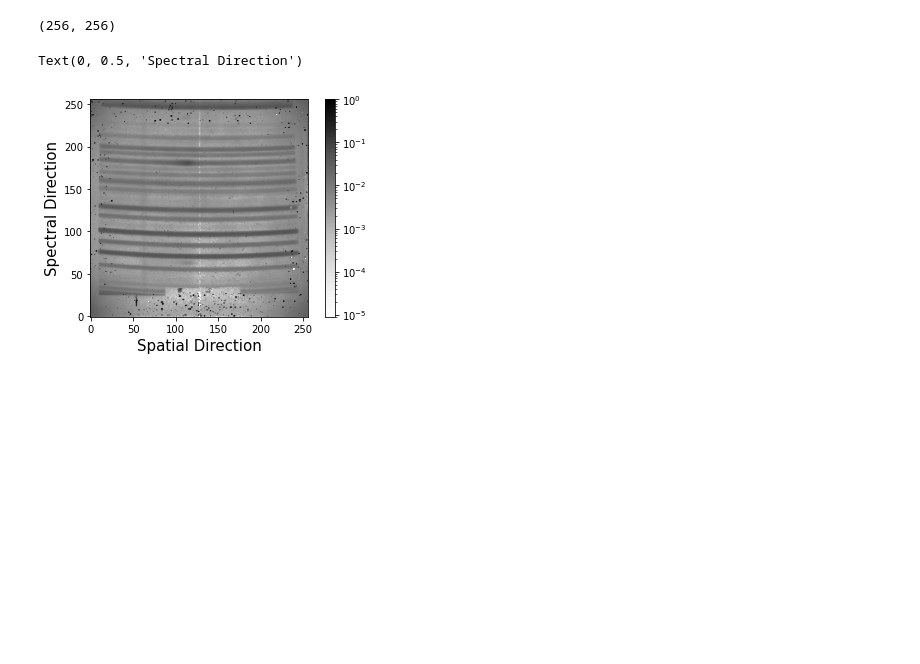
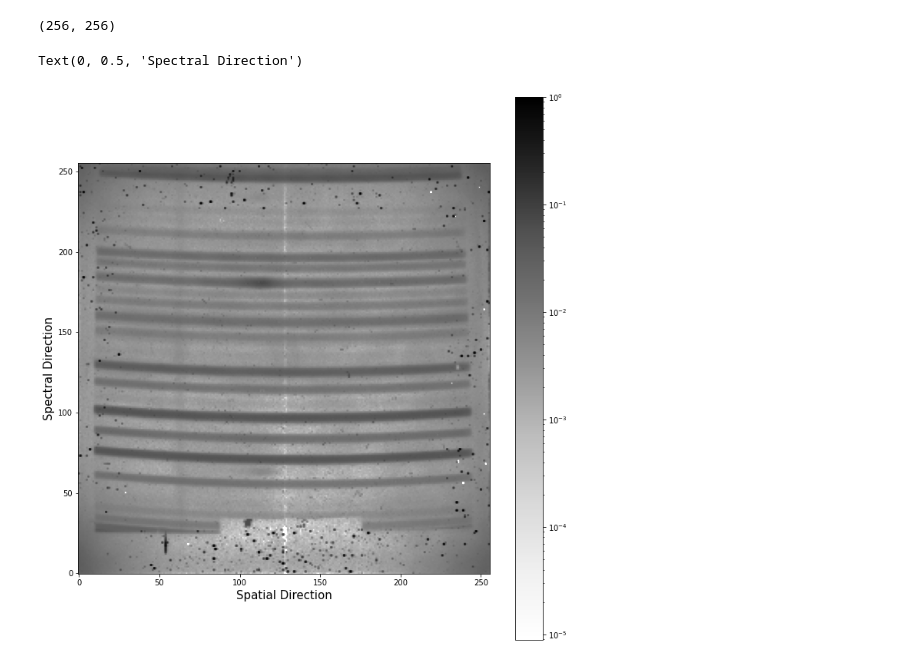
Before and after one commit to afinemax/AST326, a Jupyter notebook: lab02/lab02_analysis_code.ipynb, the cells around one changed output. Drawn from its saved outputs; the diff is of its cells as text; code cells hidden in the pictures; blank space fills up the shorter version.

```diff
--- a/lab02/lab02_analysis_code.ipynb
+++ b/lab02/lab02_analysis_code.ipynb
@@ -130,17 +144,17 @@ np.shape(new_fits)
 # %%
 # plot
 #from astropy.visualization import astropy_mpl_style
 from matplotlib.colors import LogNorm
 #plt.style.use(astropy_mpl_style)
 
-plt.figure()
+plt.figure(figsize=(12,13))
 plt.imshow(new_fits/ np.max(new_fits), cmap= 'Greys',
            norm=LogNorm(), origin="lower") #p/#lasma')#'gray')
 plt.colorbar()
 plt.xlabel('Spatial Direction', fontsize=fs)
 plt.ylabel('Spectral Direction', fontsize=fs)
 # %% [output]
 Text(0, 0.5, 'Spectral Direction')
-[figure, old version]
+[figure, new version]
 # %%
 # need to ID and fit for OH lines
```
Also changed, not shown: parts of 6 cells of this notebook, 32 other files.
